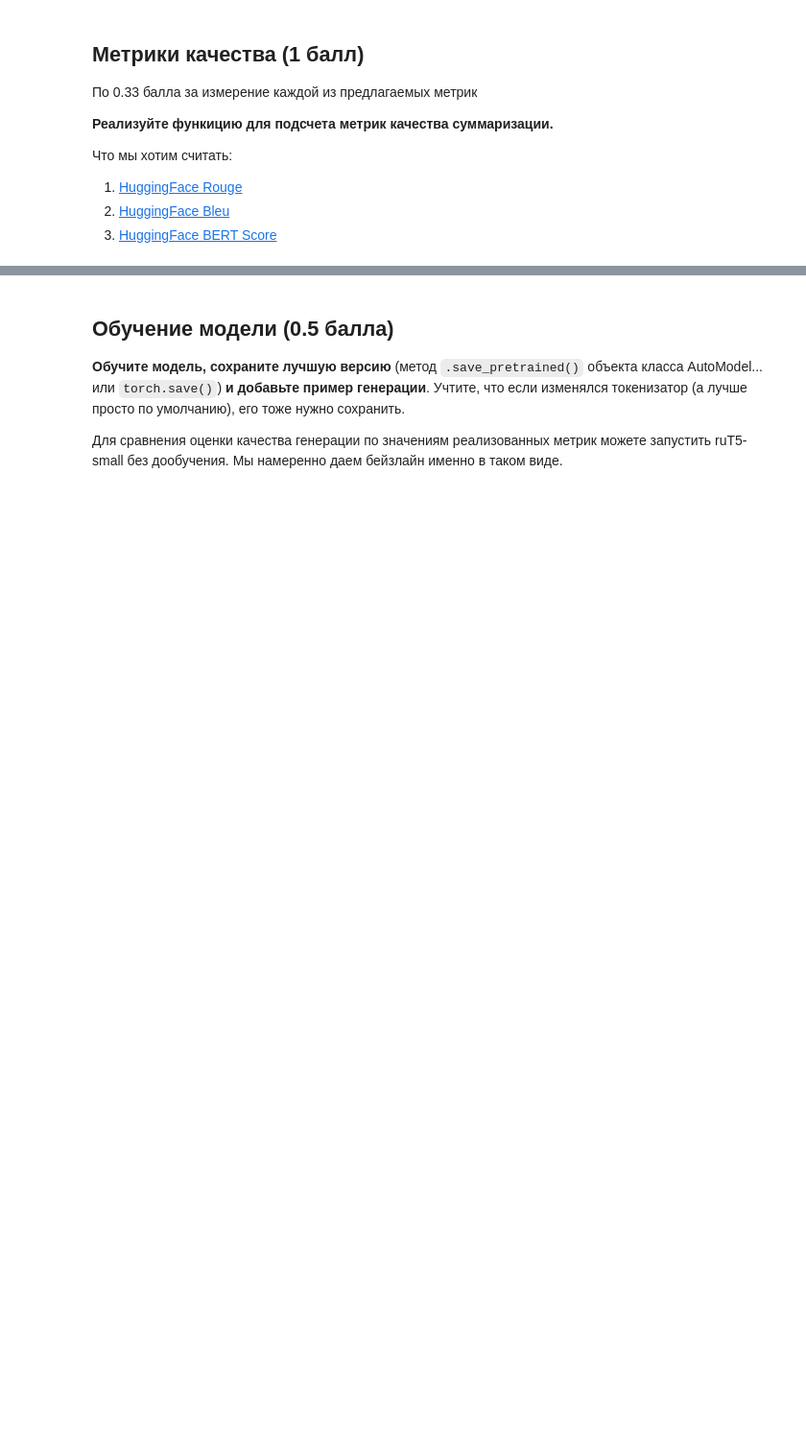
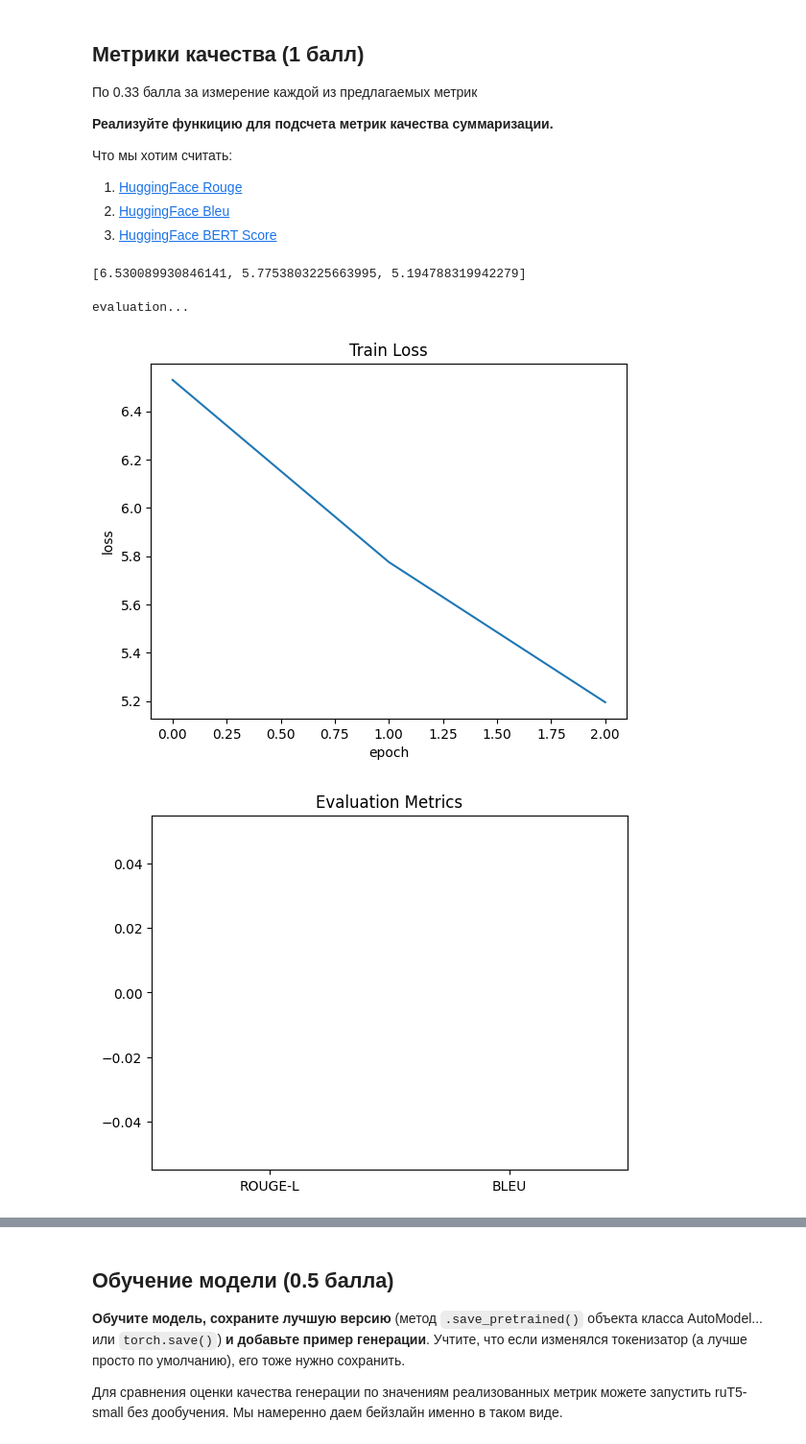
Before and after one commit to MikoMiko321/dl-course-ai, a Jupyter notebook: homeworks/Checkpoint_3/Mid_Transformer.ipynb, the cells around one changed output, grey strips where cells are left out. Shown at 96% size. Saved outputs shown, nothing was run; the diff lists cells and outputs as text; code cells hidden in the pictures; blank space fills up the shorter version.

```diff
--- a/homeworks/Checkpoint_3/Mid_Transformer.ipynb
+++ b/homeworks/Checkpoint_3/Mid_Transformer.ipynb
@@ -404,15 +446,12 @@ bertscore = evaluate.load("bertscore")
 # %%
 def compute_metrics(preds, evals):
-    # <YOUR CODE HERE>
     rouge_result = rouge.compute(predictions=preds, references=evals)
-    bleu_result = bleu.compute(predictions=[p.split() for p in preds], references=[[r.split()] for r in evals])
-    bert_result = bertscore.compute(predictions=preds, references=evals, lang="en")
-
-    return {"rouge": rouge_result, "bleu": bleu_result, "bertscore": bert_result}
+    bleu_result = bleu.compute(predictions=preds, references=evals)
+    return {"rouge": rouge_result, "bleu": bleu_result}
 
 
 def evaluation():
-    # <YOUR CODE HERE>
+    model.eval()
     preds = []
     evals = []
 
@@ -421,29 +460,39 @@ def evaluation():
         attention_mask = batch["attention_mask"].to("cuda")
 
         for i in range(input_ids.size(0)):
-            pred = model.generate(input_ids[i : i + 1], attention_mask[i : i + 1], tokenizer)
+            pred = model.generate(
+                input_ids=input_ids[i : i + 1], attention_mask=attention_mask[i : i + 1], tokenizer=tokenizer
+            )
             preds.append(pred)
 
         evals.extend(tokenizer.batch_decode(batch["labels"], skip_special_tokens=True))
 
     return compute_metrics(preds, evals)
+# %%
+print(train_losses)
+# %% [output]
+[6.530089930846141, 5.7753803225663995, 5.194788319942279]
 # %%
 import matplotlib.pyplot as plt
 
+print("evaluation...")
 metrics = evaluation()
 
 plt.figure()
 plt.plot(train_losses)
 plt.title("Train Loss")
 plt.xlabel("epoch")
 plt.ylabel("loss")
 plt.show()
 
 rouge_score = metrics["rouge"]["rougeL"]
 bleu_score = metrics["bleu"]["bleu"]
-bertscore_f1 = sum(metrics["bertscore"]["f1"]) / len(metrics["bertscore"]["f1"])
 
 plt.figure()
-plt.bar(["ROUGE-L", "BLEU", "BERTScore"], [rouge_score, bleu_score, bertscore_f1])
+plt.bar(["ROUGE-L", "BLEU"], [rouge_score, bleu_score])
 plt.title("Evaluation Metrics")
 plt.show()
+# %% [output]
+evaluation...
+[figure, added]
+[figure, added]
```
Also changed, not shown: parts of 13 cells of this notebook, 2 other files.
